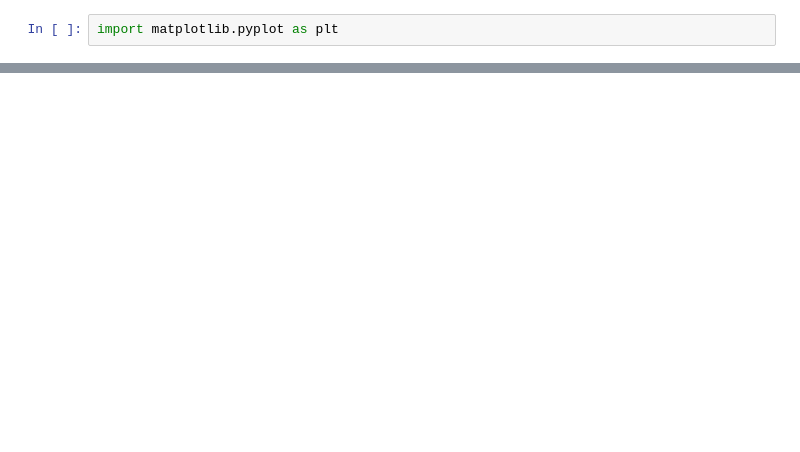
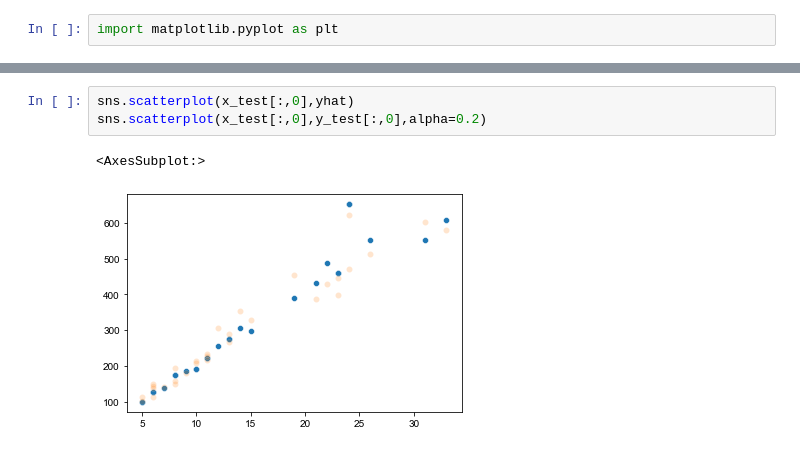
Before and after one commit to gautam7-github/Back_2_Viz_2022, a Jupyter notebook: week1.ipynb, the cells around one changed output, grey strips where cells are left out. Saved outputs shown, nothing was run; the diff lists cells and outputs as text; blank space fills up the shorter version.

```diff
--- a/week1.ipynb
+++ b/week1.ipynb
@@ -105,0 +100,6 @@ plt.scatter(x_test,yhat,color='red')
+# %%
+sns.scatterplot(x_test[:,0],yhat)
+sns.scatterplot(x_test[:,0],y_test[:,0],alpha=0.2)
+# %% [output]
+<AxesSubplot:>
+[figure, added]
```
Also changed, not shown: parts of 7 cells of this notebook, 3 other files.
